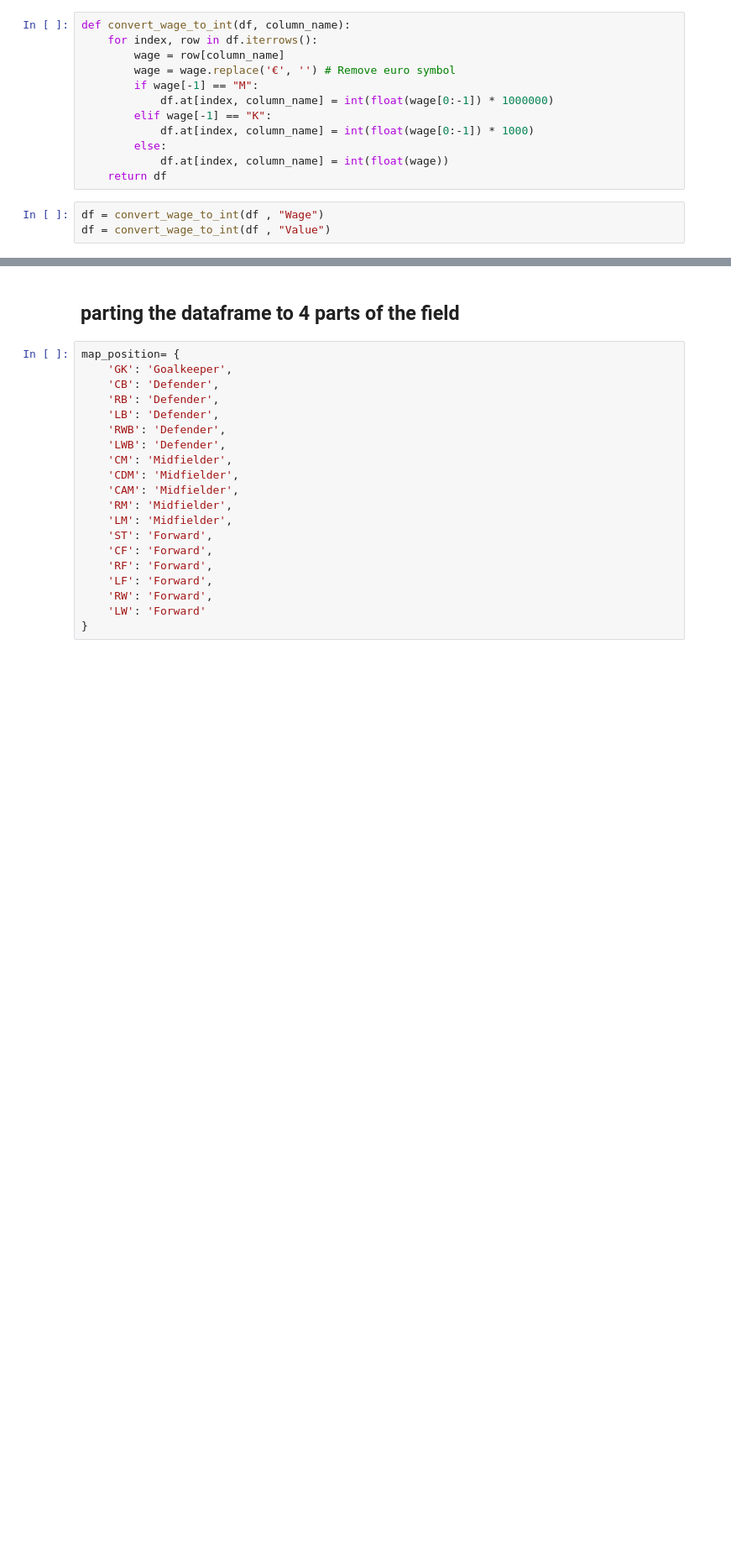
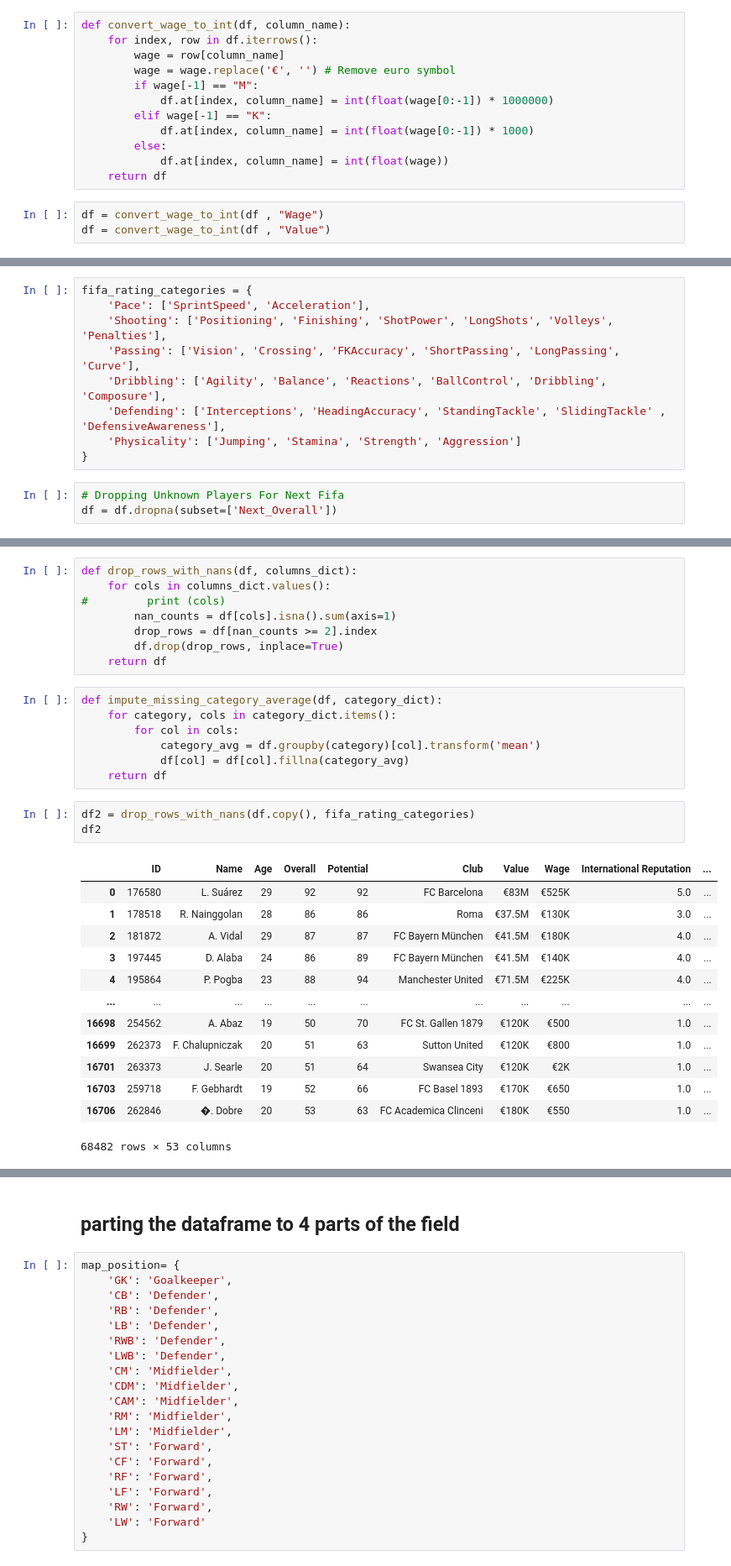
Before and after one commit to Roialfassi/predicting-future-grades-fifa, a Jupyter notebook: Pre-Process-Data.ipynb, the cells around one changed output, grey strips where cells are left out. Shown at 84% size. Cells and saved outputs as stored; diff of their text form; blank space fills up the shorter version.

```diff
--- a/Pre-Process-Data.ipynb
+++ b/Pre-Process-Data.ipynb
@@ -237,0 +251,12 @@ print(nan_cols[nan_cols == True].index.tolist())
+# %%
+fifa_rating_categories = {
+    'Pace': ['SprintSpeed', 'Acceleration'],
+    'Shooting': ['Positioning', 'Finishing', 'ShotPower', 'LongShots', 'Volleys', 'Penalties'],
+    'Passing': ['Vision', 'Crossing', 'FKAccuracy', 'ShortPassing', 'LongPassing', 'Curve'],
+    'Dribbling': ['Agility', 'Balance', 'Reactions', 'BallControl', 'Dribbling', 'Composure'],
+    'Defending': ['Interceptions', 'HeadingAccuracy', 'StandingTackle', 'SlidingTackle' , 'DefensiveAwareness'],
+    'Physicality': ['Jumping', 'Stamina', 'Strength', 'Aggression']
+}
+# %%
+# Dropping Unknown Players For Next Fifa
+df = df.dropna(subset=['Next_Overall'])
@@ -237,0 +288,32 @@ print(nan_cols[nan_cols == True].index.tolist())
+# %%
+def drop_rows_with_nans(df, columns_dict):
+    for cols in columns_dict.values():
+#         print (cols)
+        nan_counts = df[cols].isna().sum(axis=1)
+        drop_rows = df[nan_counts >= 2].index
+        df.drop(drop_rows, inplace=True)
+    return df
+# %%
+def impute_missing_category_average(df, category_dict):
+    for category, cols in category_dict.items():
+        for col in cols:
+            category_avg = df.groupby(category)[col].transform('mean')
+            df[col] = df[col].fillna(category_avg)
+    return df
+# %%
+df2 = drop_rows_with_nans(df.copy(), fifa_rating_categories)
+df2
+# %% [output]
+|  | ID | Name | Age | Overall | Potential | Club | Value | Wage | International Reputation | ... |
+| 0 | 176580 | L. Suárez | 29 | 92 | 92 | FC Barcelona | €83M | €525K | 5.0 | ... |
+| 1 | 178518 | R. Nainggolan | 28 | 86 | 86 | Roma | €37.5M | €130K | 3.0 | ... |
+| 2 | 181872 | A. Vidal | 29 | 87 | 87 | FC Bayern München | €41.5M | €180K | 4.0 | ... |
+| 3 | 197445 | D. Alaba | 24 | 86 | 89 | FC Bayern München | €41.5M | €140K | 4.0 | ... |
+| 4 | 195864 | P. Pogba | 23 | 88 | 94 | Manchester United | €71.5M | €225K | 4.0 | ... |
+| ... | ... | ... | ... | ... | ... | ... | ... | ... | ... | ... |
+| 16698 | 254562 | A. Abaz | 19 | 50 | 70 | FC St. Gallen 1879 | €120K | €500 | 1.0 | ... |
+| 16699 | 262373 | F. Chalupniczak | 20 | 51 | 63 | Sutton United | €120K | €800 | 1.0 | ... |
+| 16701 | 263373 | J. Searle | 20 | 51 | 64 | Swansea City | €120K | €2K | 1.0 | ... |
+| 16703 | 259718 | F. Gebhardt | 19 | 52 | 66 | FC Basel 1893 | €170K | €650 | 1.0 | ... |
+| 16706 | 262846 | �. Dobre | 20 | 53 | 63 | FC Academica Clinceni | €180K | €550 | 1.0 | ... |
+68482 rows × 53 columns
```
Also changed, not shown: parts of 33 cells of this notebook, 11 other files.
